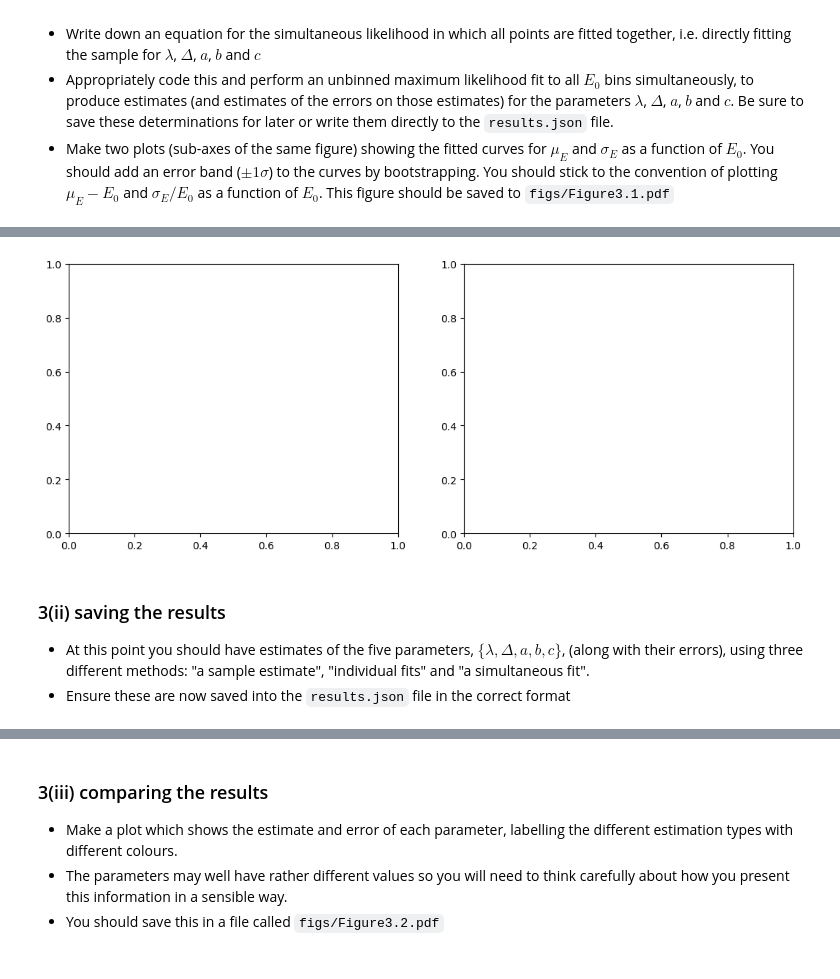
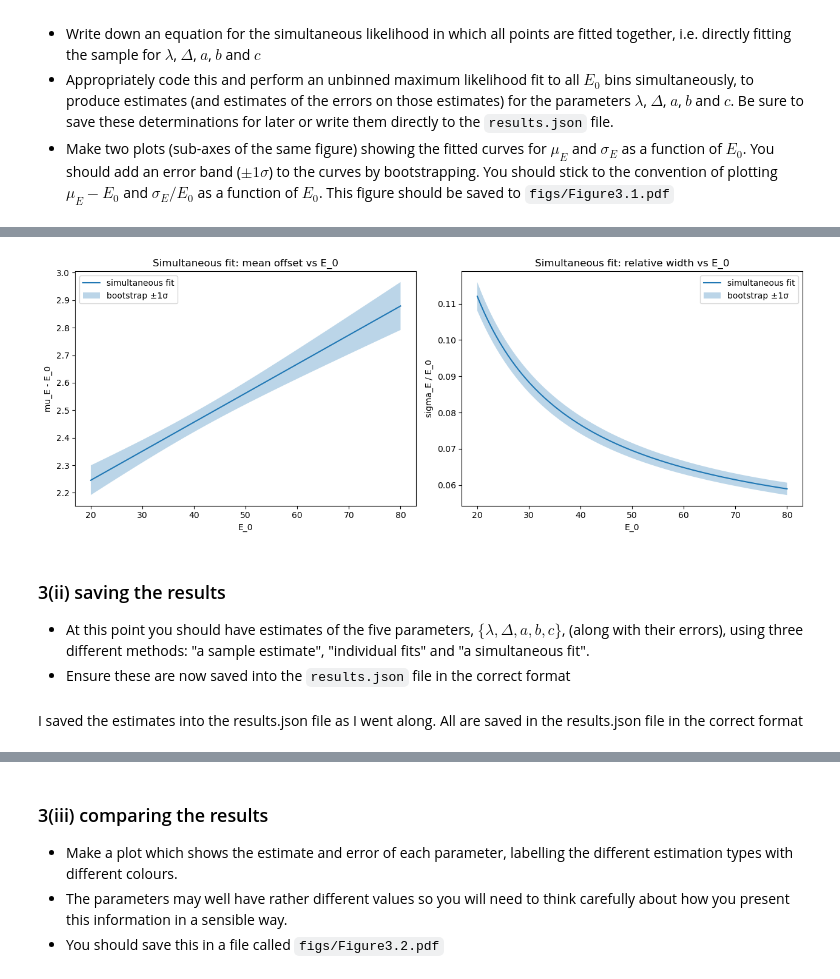
Before and after one commit to Nabeel-CH/photon-detector-calibration, a Jupyter notebook: notebooks/solution.ipynb, the cells around one changed output, grey strips where cells are left out. Cells and saved outputs as stored; diff of their text form; code cells hidden in the pictures.

```diff
--- a/notebooks/solution.ipynb
+++ b/notebooks/solution.ipynb
@@ -712,13 +828,87 @@ fig.savefig("../figs/Figure2.2.pdf")
 # %%
 fig, ax = plt.subplots(1, 2, figsize=(12.8, 4.8))
 
-# put your code here
 
+# Use the full range of true energies for the x-axis
+E0_min = sample_df["E_true"].min()
+E0_max = sample_df["E_true"].max()
+E_plot = np.linspace(E0_min, E0_max, 200)
+
+# Central curves from the simultaneous fit
+mu_curve    = s1funcs.mu_model(E_plot, lam_sim, Delta_sim)
+sigma_curve = s1funcs.sigma_model(E_plot, a_sim, b_sim, c_sim)
+
+# For plotting convert to shift and ratio
+mu_shift_curve   = mu_curve - E_plot
+sigma_ratio_curve = sigma_curve / E_plot
+
+
+# Parametric bootstrap to get ±1sigma bands
+N_BOOT = 500  # number of bootstrap replicas
+
+# Mean parameter vector and covariance matrix from Minuit
+param_mean = np.array([lam_sim, Delta_sim, a_sim, b_sim, c_sim])
+param_cov  = np.array(sim_minuit.covariance)
+
+mu_boot_curves    = []
+sigma_boot_curves = []
+
+for _ in range(N_BOOT):
+    # Draw one random parameter set
+    lam_b, Delta_b, a_b, b_b, c_b = np.random.multivariate_normal(
+        param_mean, param_cov
+    )
+
+    # Corresponding curves in the same coordinates as the plots
+    mu_boot_curves.append(s1funcs.mu_model(E_plot, lam_b, Delta_b) - E_plot)
+    sigma_boot_curves.append(s1funcs.sigma_model(E_plot, a_b, b_b, c_b) / E_plot)
+
+mu_boot_curves    = np.array(mu_boot_curves)
+sigma_boot_curves = np.array(sigma_boot_curves)
+
+# ±1σ bands = standard deviation of bootstrapped curves at each E0
+mu_band    = mu_boot_curves.std(axis=0)
+sigma_band = sigma_boot_curves.std(axis=0)
+
+
+# Make the two plots
+
+# Left plot
+ax[0].plot(E_plot, mu_shift_curve, label="simultaneous fit")
+ax[0].fill_between(
+    E_plot,
+    mu_shift_curve - mu_band,
+    mu_shift_curve + mu_band,
+    alpha=0.3,
+    label="bootstrap ±1σ",
+)
+ax[0].set_xlabel("E_0")
+ax[0].set_ylabel("mu_E - E_0")
+ax[0].set_title("Simultaneous fit: mean offset vs E_0")
+ax[0].legend()
+
+# Right plot
+ax[1].plot(E_plot, sigma_ratio_curve, label="simultaneous fit")
+ax[1].fill_between(
+    E_plot,
+    sigma_ratio_curve - sigma_band,
+    sigma_ratio_curve + sigma_band,
+    alpha=0.3,
+    label="bootstrap ±1",
+)
+ax[1].set_xlabel("E_0")
+ax[1].set_ylabel("sigma_E / E_0")
+ax[1].set_title("Simultaneous fit: relative width vs E_0")
+ax[1].legend()
+
+plt.tight_layout()
 fig.savefig("../figs/Figure3.1.pdf")
 # %% [output]
-[figure, old version]
+[figure, new version]
 # %% [markdown]
 ### 3(ii) saving the results
 - At this point you should have estimates of the five parameters, $\{\lambda, \Delta, a, b, c\}$, (along with their errors), using three different methods: "a sample estimate", "individual fits" and "a simultaneous fit".
 - Ensure these are now saved into the `results.json` file in the correct format
+# %% [markdown]
+I saved the estimates into the results.json file as I went along. All are saved in the results.json file in the correct format
 # %%
```
Also changed, not shown: parts of 4 cells of this notebook.
